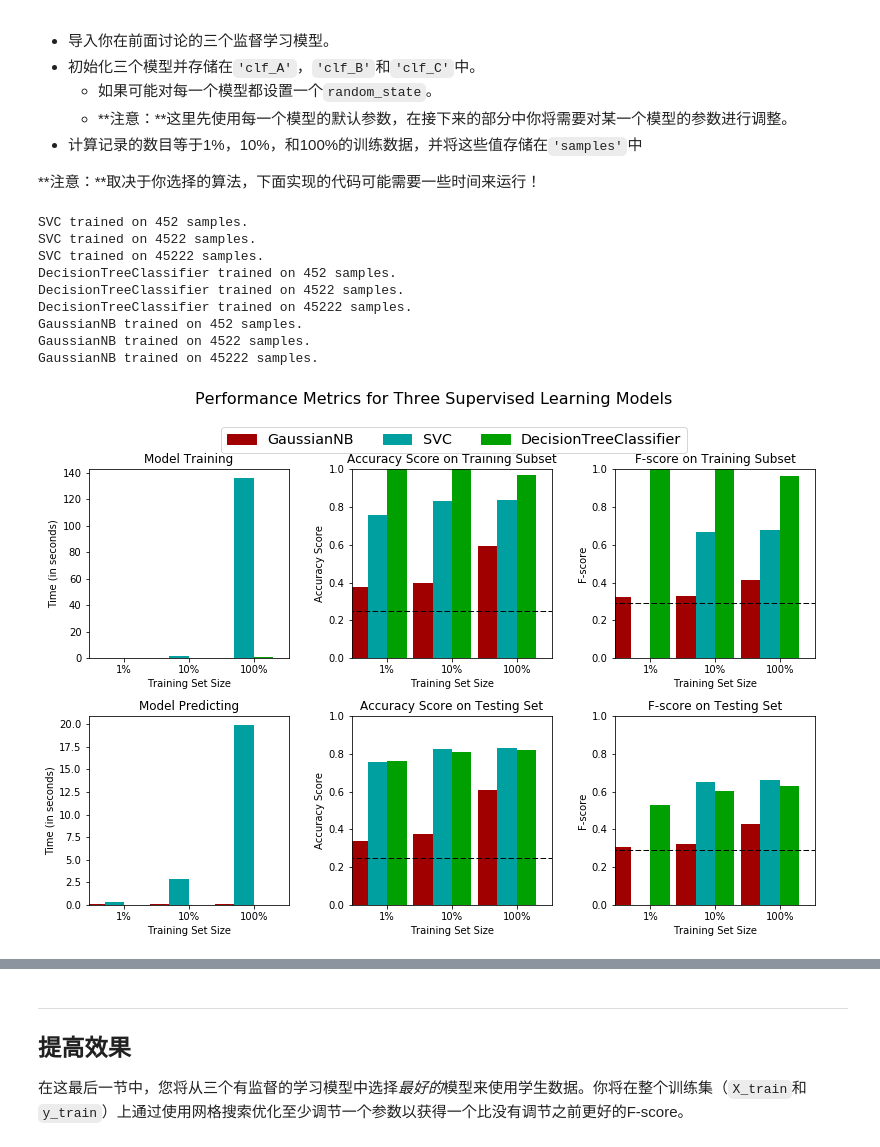
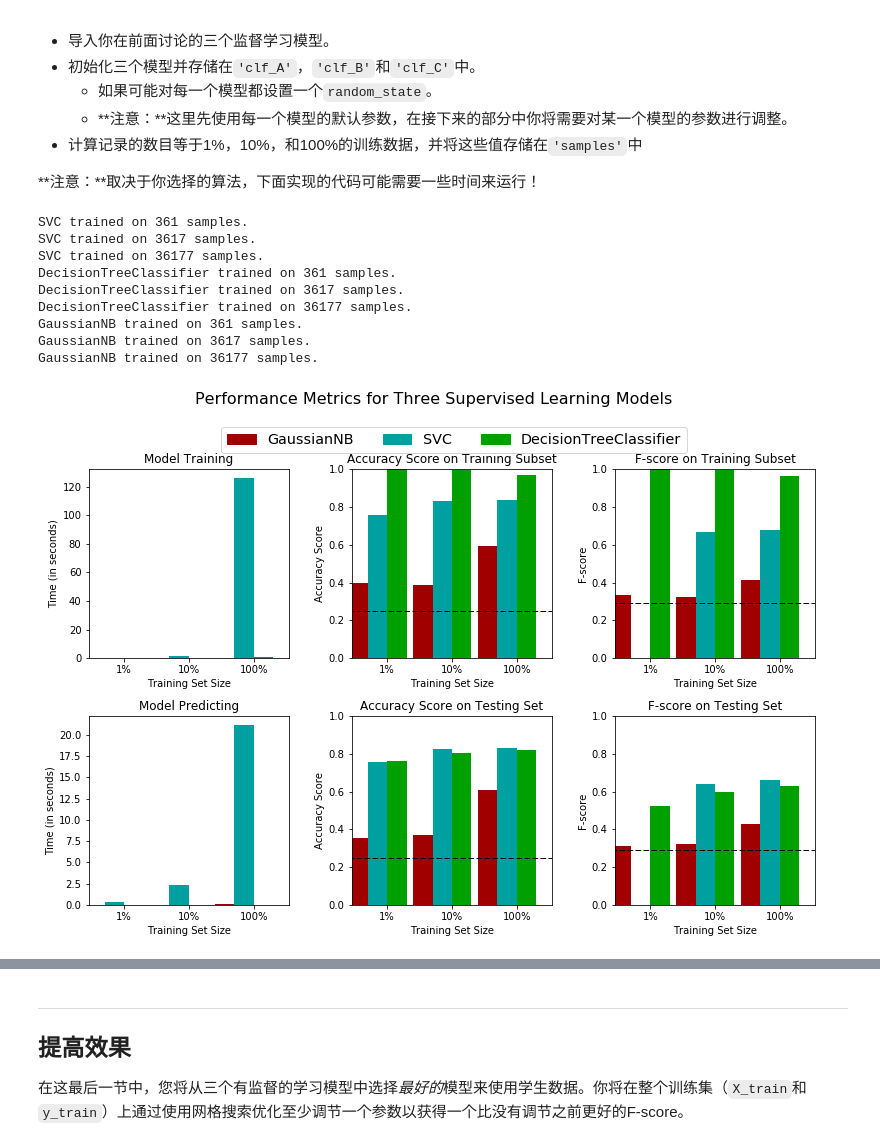
Before and after one commit to jesnssmith/find_donor, a Jupyter notebook: finding_donors.ipynb, the cells around one changed output, grey strips where cells are left out. Saved outputs shown, nothing was run; the diff lists cells and outputs as text; code cells hidden in the pictures.

```diff
--- a/finding_donors.ipynb
+++ b/finding_donors.ipynb
@@ -146,9 +146,10 @@ display(features_raw.head(n = 1))
 features = pd.get_dummies(features_raw)
 
 # TODO：将'income_raw'编码成数字值
-income_raw[income_raw=='<=50K']=0
-income_raw[income_raw=='>50K']=1
-income = income_raw
+income = income_raw.copy()
+income[income_raw=='<=50K']=0
+income[income_raw=='>50K']=1
+
 
 # 打印经过独热编码之后的特征数量
 encoded = list(features.columns)
@@ -311,6 +306,8 @@ def train_predict(learner, sample_size, X_train, y_train, X_test, y_test):
        - X_test: features testing set
        - y_test: income testing set
     '''
+
+    #数据不进行类型转换在fbeta_score会报错
     y_train=y_train.astype("int64")
     y_test=y_test.astype("int64")
     results = {}
@@ -318,7 +315,6 @@ def train_predict(learner, sample_size, X_train, y_train, X_test, y_test):
     # TODO：使用sample_size大小的训练数据来拟合学习器
     # TODO: Fit the learner to the training data using slicing with 'sample_size'
     start = time() # 获得程序开始时间
-    learner = learner
     learner.fit(X_train[:sample_size],y_train[:sample_size].values)
     end = time() # 获得程序结束时间
 
@@ -372,36 +368,36 @@ fbeta_score(y_true, y_pred,beta=0.5)
 # %%
 # TODO：从sklearn中导入三个监督学习模型
 from sklearn.svm import SVC
 from sklearn.tree import DecisionTreeClassifier
 from sklearn.naive_bayes import GaussianNB
 # TODO：初始化三个模型
 clf_A = SVC(random_state=6)
 clf_B = DecisionTreeClassifier(random_state=7)
 clf_C = GaussianNB()
 # TODO：计算1%， 10%， 100%的训练数据分别对应多少点
-samples_1 = int(0.01*n_records)
-samples_10 = int(0.1*n_records)
-samples_100 = 1*n_records
+samples_1 = int(0.01*len(X_train))
+samples_10 = int(0.1*len(X_train))
+samples_100 = 1*len(X_train)
 
 # 收集学习器的结果
 results = {}
 for clf in [clf_A, clf_B, clf_C]:
     clf_name = clf.__class__.__name__
     results[clf_name] = {}
     for i, samples in enumerate([samples_1, samples_10, samples_100]):
         results[clf_name][i] = \
         train_predict(clf, samples, X_train, y_train, X_test, y_test)
 
 # 对选择的三个模型得到的评价结果进行可视化
 vs.evaluate(results, accuracy, fscore)
 # %% [output]
-SVC trained on 452 samples.
-SVC trained on 4522 samples.
-SVC trained on 45222 samples.
-DecisionTreeClassifier trained on 452 samples.
-DecisionTreeClassifier trained on 4522 samples.
-DecisionTreeClassifier trained on 45222 samples.
-GaussianNB trained on 452 samples.
-GaussianNB trained on 4522 samples.
-GaussianNB trained on 45222 samples.
+SVC trained on 361 samples.
+SVC trained on 3617 samples.
+SVC trained on 36177 samples.
+DecisionTreeClassifier trained on 361 samples.
+DecisionTreeClassifier trained on 3617 samples.
+DecisionTreeClassifier trained on 36177 samples.
+GaussianNB trained on 361 samples.
+GaussianNB trained on 3617 samples.
+GaussianNB trained on 36177 samples.
-[figure, old version]
+[figure, new version]
```
Also changed, not shown: parts of 12 cells of this notebook, 1 other file.
